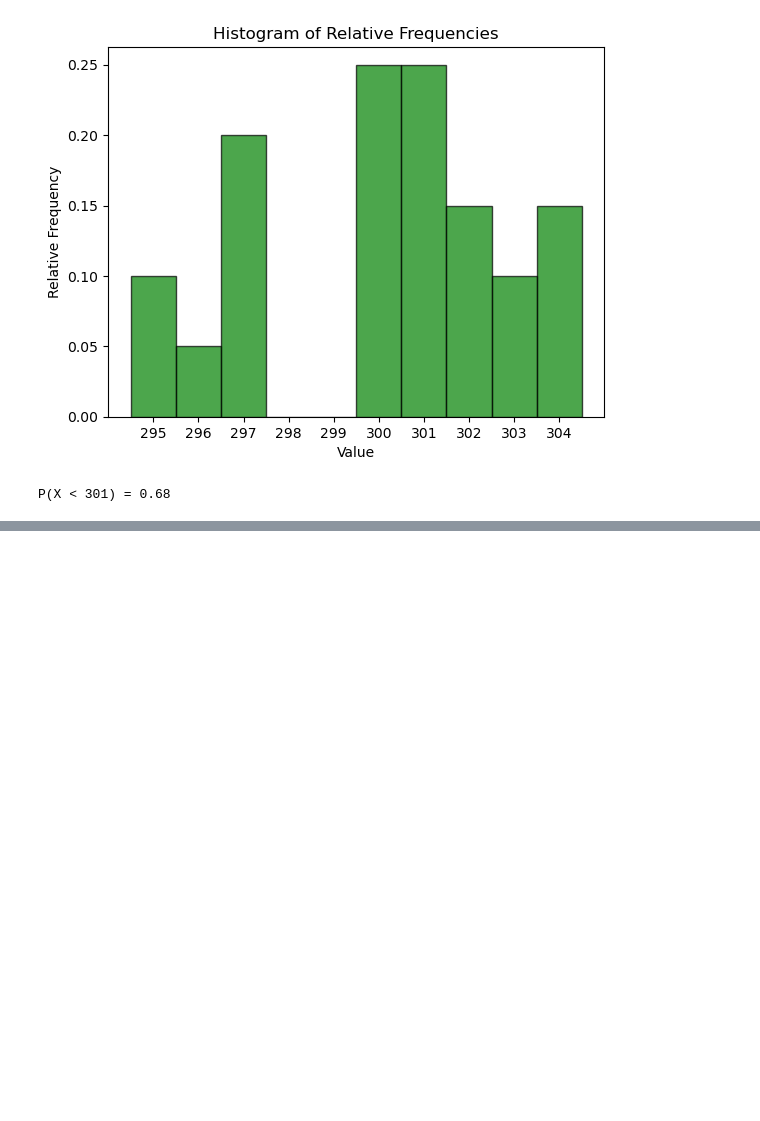
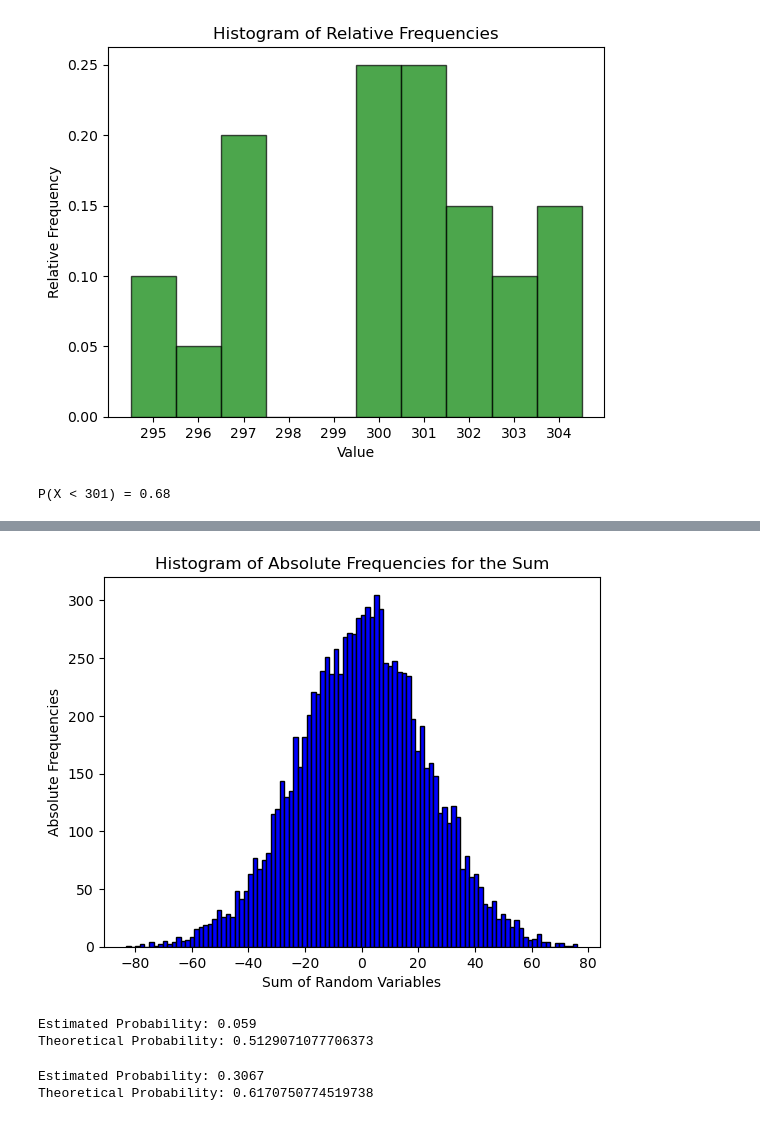
Before and after one commit to LucaTheSorcerer/Probability-And-Statistics, a Jupyter notebook: Labor/ExamPractice.ipynb, the cells around one changed output, grey strips where cells are left out. Cells and saved outputs as stored; diff of their text form; code cells hidden in the pictures; blank space fills up the shorter version.

```diff
--- a/Labor/ExamPractice.ipynb
+++ b/Labor/ExamPractice.ipynb
@@ -114,0 +194,43 @@ P(X < 301) = 0.68
+# %%
+#Ex 9
+
+num_variables = 500
+simulations = 10000
+
+sums = np.random.normal(0, 1, (simulations, num_variables)).sum(axis=1)
+
+plt.hist(sums, bins=100, color='blue', edgecolor='black')
+plt.xlabel("Sum of Random Variables")
+plt.ylabel("Absolute Frequencies")
+plt.title("Histogram of Absolute Frequencies for the Sum")
+plt.show()
+
+probability_estimated = np.mean((sums < -20) | (sums > 10))
+
+probability_theoretical = norm.cdf(-20, loc=0, scale=np.sqrt(num_variables)) + (1 - norm.cdf(10, loc = 0, scale=np.sqrt(num_variables)))
+
+print(f"Estimated Probability: {estimated_probability}")
+print(f"Theoretical Probability: {probability_theoretical}")
+# %% [output]
+[figure, added]
+Estimated Probability: 0.059
+Theoretical Probability: 0.5129071077706373
+# %%
+#Ex 10
+
+mean = 3
+variance = 4
+simulations = 10000
+
+X_values = np.random.normal(mean, np.sqrt(variance), simulations)
+
+estimated_probability = np.mean(np.abs(X_values) > 4)
+
+print(f"Estimated Probability: {estimated_probability}")
+
+theoretical_probability = 2 * (1 - norm.cdf(4, loc=mean, scale=np.sqrt(variance)))
+
+print(f"Theoretical Probability: {theoretical_probability}")
+# %% [output]
+Estimated Probability: 0.3067
+Theoretical Probability: 0.6170750774519738
```
Also changed, not shown: parts of 5 cells of this notebook, 7 other files.
